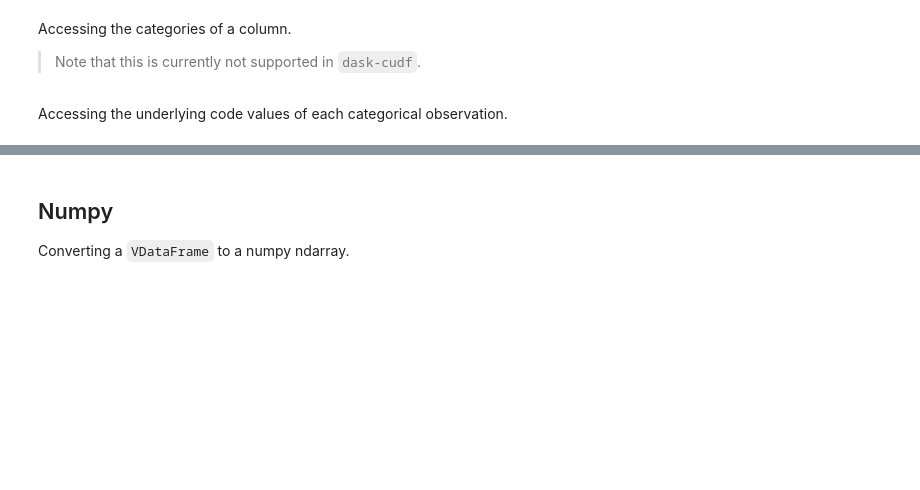
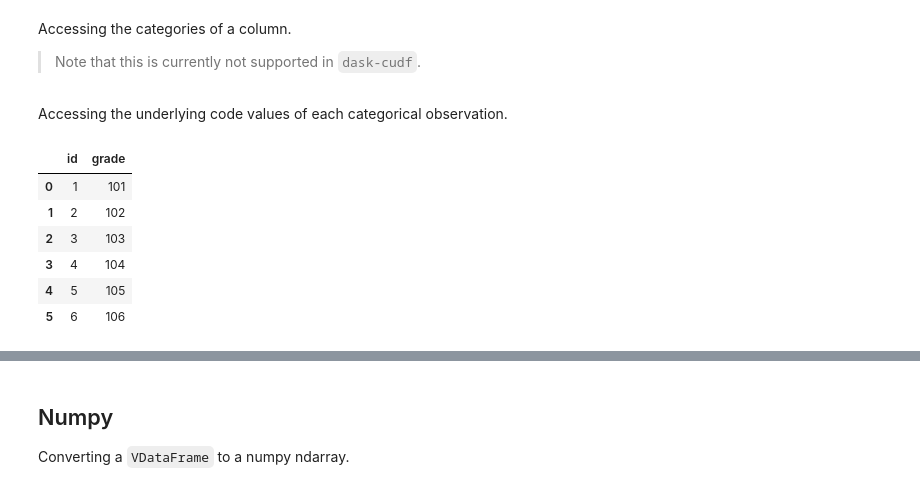
Before and after one commit to pprados/virtual-dataframe, a Jupyter notebook: notebooks/demo.ipynb, the cells around one changed output, grey strips where cells are left out. Saved outputs shown, nothing was run; the diff lists cells and outputs as text; code cells hidden in the pictures; blank space fills up the shorter version.

```diff
--- a/notebooks/demo.ipynb
+++ b/notebooks/demo.ipynb
@@ -229,0 +436,9 @@ cdf.compute()
+# %%
+import virtual_dataframe as vdf
+# String Arrays is not yet implemented in dask_cudf
+#gdf = vdf.VDataFrame({"id": [1, 2, 3, 4, 5, 6], "grade":['a', 'b', 'b', 'a', 'a', 'e']}, npartitions=2)
+gdf = vdf.VDataFrame({"id": [1, 2, 3, 4, 5, 6], "grade":[101, 102, 103, 104, 105, 106]}, npartitions=2)
+gdf['grade'] = gdf['grade'].astype('category')
+if vdf.VDF_MODE in (vdf.Mode.dask,vdf.Mode.dask_cudf):
+    gdf['grade'] = gdf.grade.cat.as_known()
+gdf.dtypes
@@ -237,3 +453,13 @@ cdf.grade.cat.categories
 # %% [markdown]
 Accessing the underlying code values of each categorical observation.
+# %%
+gdf.categorize().compute()
+# %% [output]
+|  | id | grade |
+| 0 | 1 | 101 |
+| 1 | 2 | 102 |
+| 2 | 3 | 103 |
+| 3 | 4 | 104 |
+| 4 | 5 | 105 |
+| 5 | 6 | 106 |
 # %%
```
Also changed, not shown: parts of 91 cells of this notebook, 15 other files.
